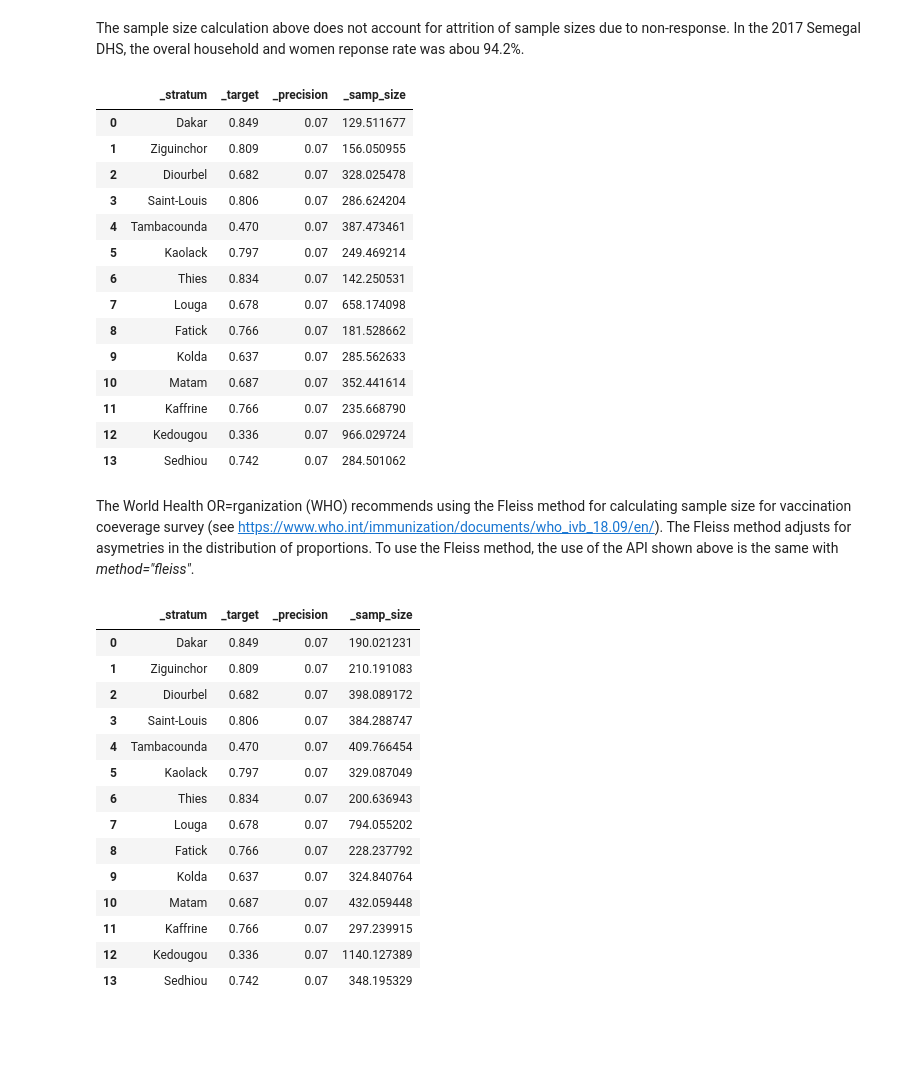
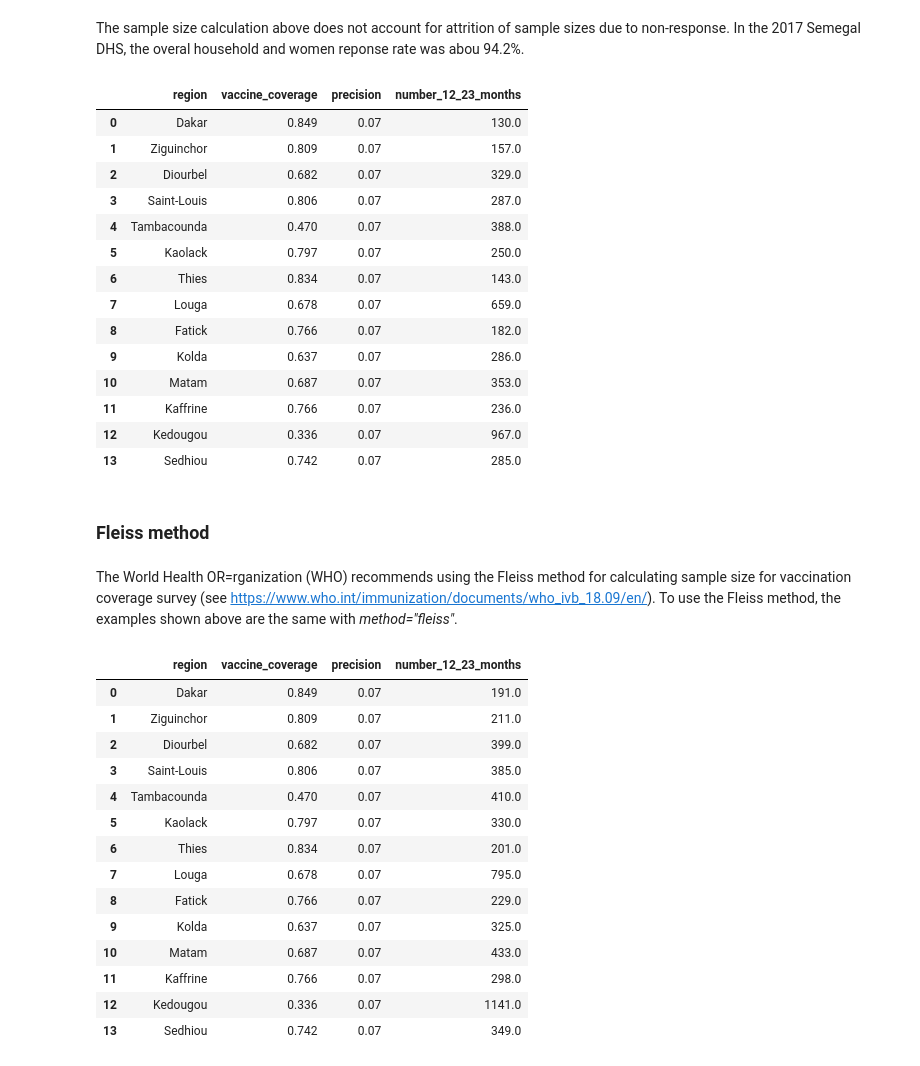
Before and after one commit to samplics-org/samplics, a Jupyter notebook: docs/source/tutorial/sample_size_calculation.ipynb, the cells around one changed output. Cells and saved outputs as stored; diff of their text form; code cells hidden in the pictures; blank space fills up the shorter version.

Commit message:
adding tutorial for size calculation

```diff
--- a/docs/source/tutorial/sample_size_calculation.ipynb
+++ b/docs/source/tutorial/sample_size_calculation.ipynb
@@ -195,29 +197,31 @@ The sample size calculation above does not account for attrition of sample sizes
 # %%
 # Calculate sample sizes with a resp_rate of 94.2%
 sen_vaccine_wald.calculate(
     target=expected_coverage, precision=0.07, deff=expected_deff, resp_rate=0.942
 )
 
 # Convert sample sizes to a dataframe
-sen_vaccine_wald.to_dataframe()
+sen_vaccine_wald.to_dataframe(col_names=["region", "vaccine_coverage", "precision", "number_12_23_months"])
 # %% [output]
-|  | _stratum | _target | _precision | _samp_size |
-| 0 | Dakar | 0.849 | 0.07 | 129.511677 |
-| 1 | Ziguinchor | 0.809 | 0.07 | 156.050955 |
-| 2 | Diourbel | 0.682 | 0.07 | 328.025478 |
-| 3 | Saint-Louis | 0.806 | 0.07 | 286.624204 |
-| 4 | Tambacounda | 0.470 | 0.07 | 387.473461 |
-| 5 | Kaolack | 0.797 | 0.07 | 249.469214 |
-| 6 | Thies | 0.834 | 0.07 | 142.250531 |
-| 7 | Louga | 0.678 | 0.07 | 658.174098 |
-| 8 | Fatick | 0.766 | 0.07 | 181.528662 |
-| 9 | Kolda | 0.637 | 0.07 | 285.562633 |
-| 10 | Matam | 0.687 | 0.07 | 352.441614 |
-| 11 | Kaffrine | 0.766 | 0.07 | 235.668790 |
-| 12 | Kedougou | 0.336 | 0.07 | 966.029724 |
-| 13 | Sedhiou | 0.742 | 0.07 | 284.501062 |
+|  | region | vaccine_coverage | precision | number_12_23_months |
+| 0 | Dakar | 0.849 | 0.07 | 130.0 |
+| 1 | Ziguinchor | 0.809 | 0.07 | 157.0 |
+| 2 | Diourbel | 0.682 | 0.07 | 329.0 |
+| 3 | Saint-Louis | 0.806 | 0.07 | 287.0 |
+| 4 | Tambacounda | 0.470 | 0.07 | 388.0 |
+| 5 | Kaolack | 0.797 | 0.07 | 250.0 |
+| 6 | Thies | 0.834 | 0.07 | 143.0 |
+| 7 | Louga | 0.678 | 0.07 | 659.0 |
+| 8 | Fatick | 0.766 | 0.07 | 182.0 |
+| 9 | Kolda | 0.637 | 0.07 | 286.0 |
+| 10 | Matam | 0.687 | 0.07 | 353.0 |
+| 11 | Kaffrine | 0.766 | 0.07 | 236.0 |
+| 12 | Kedougou | 0.336 | 0.07 | 967.0 |
+| 13 | Sedhiou | 0.742 | 0.07 | 285.0 |
+# %% [markdown]
+### Fleiss method
 # %% [markdown]
-The World Health OR=rganization (WHO) recommends using the Fleiss method for calculating sample size for vaccination coeverage survey (see https://www.who.int/immunization/documents/who_ivb_18.09/en/). The Fleiss method adjusts for asymetries in the distribution of proportions. To use the Fleiss method, the use of the API shown above is the same with *method="fleiss"*.
+The World Health OR=rganization (WHO) recommends using the Fleiss method for calculating sample size for vaccination coverage survey (see https://www.who.int/immunization/documents/who_ivb_18.09/en/). To use the Fleiss method, the examples shown above are the same with *method="fleiss"*.
 # %%
 sen_vaccine_fleiss = SampleSize(
     parameter="proportion", method="fleiss", stratification=True
@@ -228,20 +232,21 @@ sen_vaccine_fleiss.calculate(
 )
 
 
-sen_vaccine_fleiss.to_dataframe()
+sen_vaccine_sample = sen_vaccine_fleiss.to_dataframe(col_names=["region", "vaccine_coverage", "precision", "number_12_23_months"])
+sen_vaccine_sample
 # %% [output]
-|  | _stratum | _target | _precision | _samp_size |
-| 0 | Dakar | 0.849 | 0.07 | 190.021231 |
-| 1 | Ziguinchor | 0.809 | 0.07 | 210.191083 |
-| 2 | Diourbel | 0.682 | 0.07 | 398.089172 |
-| 3 | Saint-Louis | 0.806 | 0.07 | 384.288747 |
-| 4 | Tambacounda | 0.470 | 0.07 | 409.766454 |
-| 5 | Kaolack | 0.797 | 0.07 | 329.087049 |
-| 6 | Thies | 0.834 | 0.07 | 200.636943 |
-| 7 | Louga | 0.678 | 0.07 | 794.055202 |
-| 8 | Fatick | 0.766 | 0.07 | 228.237792 |
-| 9 | Kolda | 0.637 | 0.07 | 324.840764 |
-| 10 | Matam | 0.687 | 0.07 | 432.059448 |
-| 11 | Kaffrine | 0.766 | 0.07 | 297.239915 |
-| 12 | Kedougou | 0.336 | 0.07 | 1140.127389 |
-| 13 | Sedhiou | 0.742 | 0.07 | 348.195329 |
+|  | region | vaccine_coverage | precision | number_12_23_months |
+| 0 | Dakar | 0.849 | 0.07 | 191.0 |
+| 1 | Ziguinchor | 0.809 | 0.07 | 211.0 |
+| 2 | Diourbel | 0.682 | 0.07 | 399.0 |
+| 3 | Saint-Louis | 0.806 | 0.07 | 385.0 |
+| 4 | Tambacounda | 0.470 | 0.07 | 410.0 |
+| 5 | Kaolack | 0.797 | 0.07 | 330.0 |
+| 6 | Thies | 0.834 | 0.07 | 201.0 |
+| 7 | Louga | 0.678 | 0.07 | 795.0 |
+| 8 | Fatick | 0.766 | 0.07 | 229.0 |
+| 9 | Kolda | 0.637 | 0.07 | 325.0 |
+| 10 | Matam | 0.687 | 0.07 | 433.0 |
+| 11 | Kaffrine | 0.766 | 0.07 | 298.0 |
+| 12 | Kedougou | 0.336 | 0.07 | 1141.0 |
+| 13 | Sedhiou | 0.742 | 0.07 | 349.0 |
```
Also changed, not shown: parts of 11 cells of this notebook, 4 other files.
